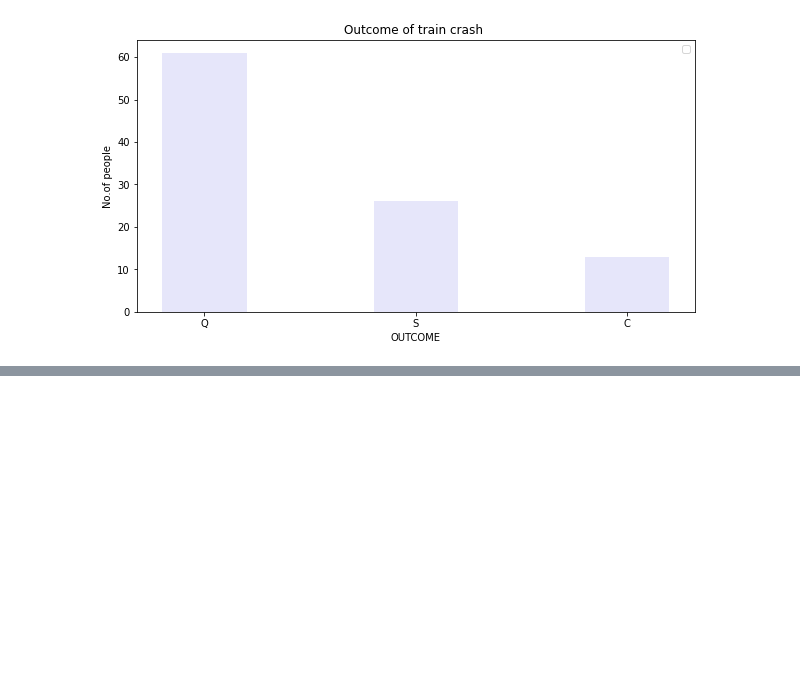
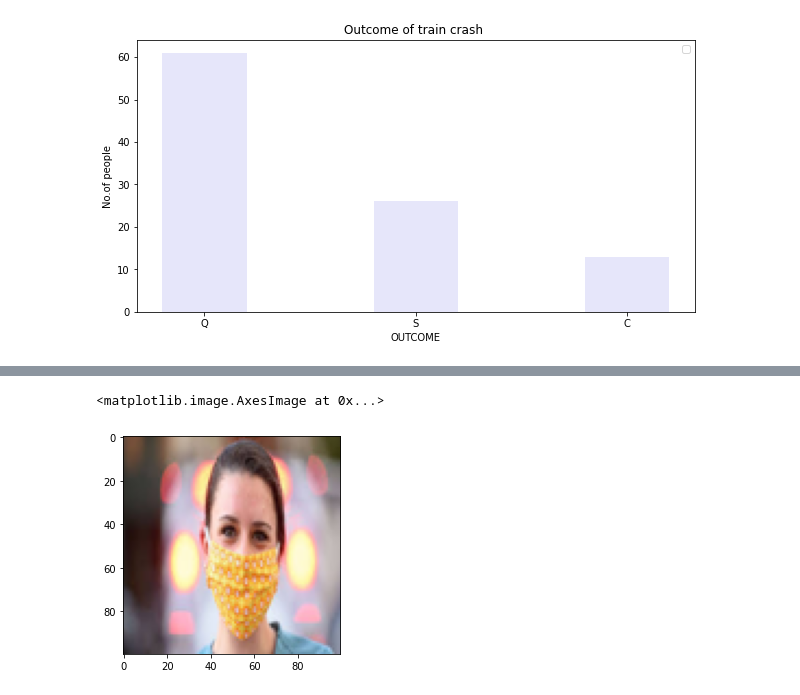
Before and after one commit to aastha621/Artificial-Intelligence, a Jupyter notebook: 034_AasthaJain_2.ipynb, the cells around one changed output, grey strips where cells are left out. Cells and saved outputs as stored; diff of their text form; code cells hidden in the pictures; blank space fills up the shorter version.

```diff
--- a/034_AasthaJain_2.ipynb
+++ b/034_AasthaJain_2.ipynb
@@ -198,0 +308,7 @@ No handles with labels found to put in legend.
+# %%
+from matplotlib.pyplot import imshow
+
+imshow(Image.fromarray(resized_list[2]))
+# %% [output]
+<matplotlib.image.AxesImage at 0x...>
+[figure, added]
```
Also changed, not shown: parts of 13 cells of this notebook.
